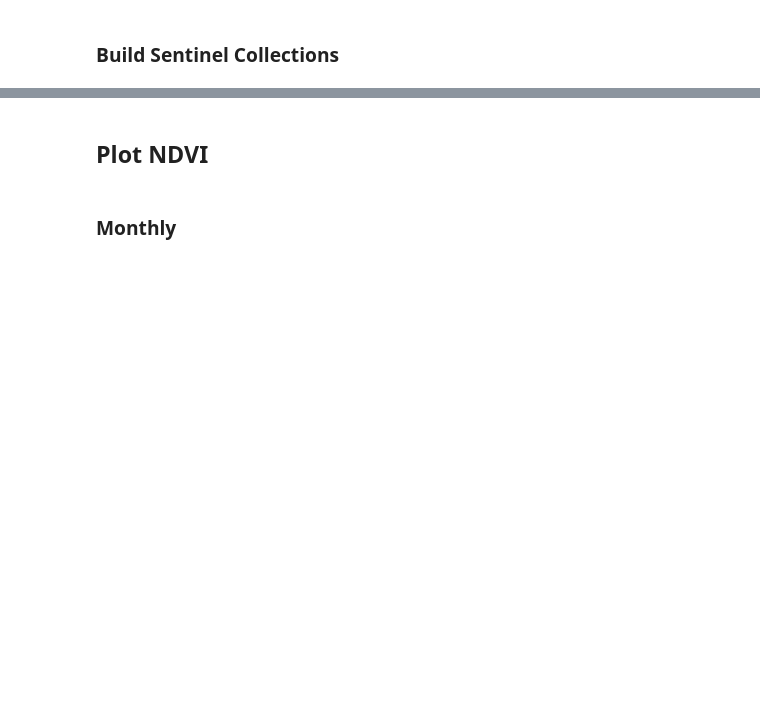
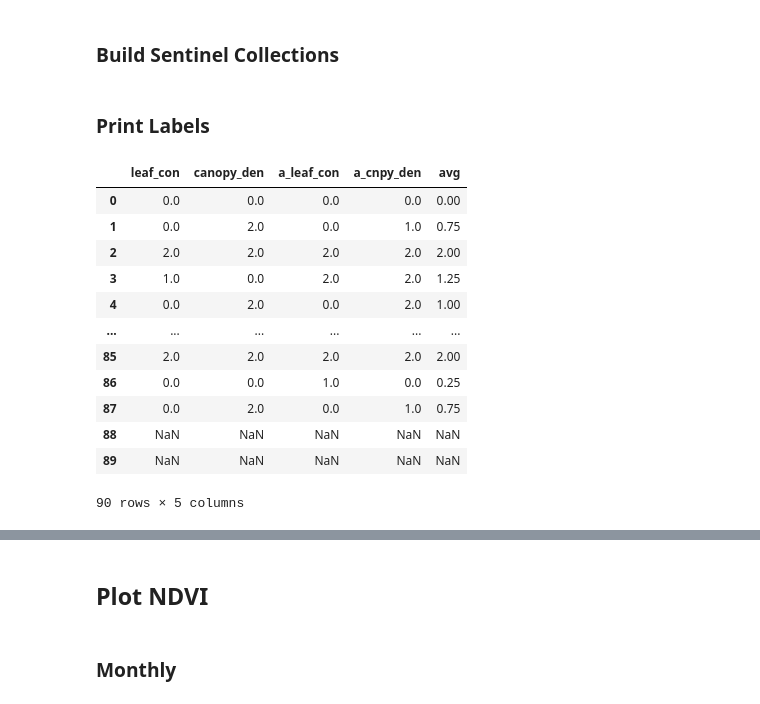
Before and after one commit to toschka123/CottonCondition, a Jupyter notebook: PyCotton.ipynb, the cells around one changed output, grey strips where cells are left out. Saved outputs shown, nothing was run; the diff lists cells and outputs as text; code cells hidden in the pictures; blank space fills up the shorter version.

Commit message:
loaded labels, first brief label analysis

```diff
--- a/PyCotton.ipynb
+++ b/PyCotton.ipynb
@@ -36,6 +38,7 @@ months = ee.List.sequence(4, 10)
 
 
 FIELDS_SHP_PATH = r"C:\Users\donle\Desktop\Cotton Condition\QGIS Project\Vector Layers\cotton_in_pakistan.shp"
+LABELS_SHP_PATH = r"C:\Users\donle\Desktop\SmallPAK\Data\Labels\Important_Labels.shp"
 
 SCALE = 10                 # meters
 CLOUD_PCT_THRESHOLD = 40   # max CLOUDY_PIXEL_PERCENTAGE for S2 scenes
@@ -47,7 +50,7 @@ field_id = 1
 # %% [markdown]
 ### Load Field Boundaries
 # %%
-fields = gpd.read_file(FIELDS_SHP_PATH)
+fields = gpd.read_file(LABELS_SHP_PATH)
 fields = fields.to_crs(epsg=4326)  # GEE expects WGS84
 fields = fields.reset_index(drop=True)
 fields["field_id"] = fields.index
@@ -105,3 +119,30 @@ def monthly_composite(collection, start_date, end_date):
         })
 
     return ee.ImageCollection(month_starts.map(_make))
+# %% [markdown]
+### Print Labels
+# %%
+score_cols = ["leaf_con", "canopy_den", "a_leaf_con", "a_cnpy_den"]
+
+labels = fields[score_cols].copy()
+labels[score_cols] = labels[score_cols].apply(pd.to_numeric, errors="coerce")
+
+labels["avg"] = labels[score_cols].sum(axis=1, min_count=1)/4
+
+
+# labels["avg"].value_counts().sort_index()
+labels
+# %% [output]
+|  | leaf_con | canopy_den | a_leaf_con | a_cnpy_den | avg |
+| 0 | 0.0 | 0.0 | 0.0 | 0.0 | 0.00 |
+| 1 | 0.0 | 2.0 | 0.0 | 1.0 | 0.75 |
+| 2 | 2.0 | 2.0 | 2.0 | 2.0 | 2.00 |
+| 3 | 1.0 | 0.0 | 2.0 | 2.0 | 1.25 |
+| 4 | 0.0 | 2.0 | 0.0 | 2.0 | 1.00 |
+| ... | ... | ... | ... | ... | ... |
+| 85 | 2.0 | 2.0 | 2.0 | 2.0 | 2.00 |
+| 86 | 0.0 | 0.0 | 1.0 | 0.0 | 0.25 |
+| 87 | 0.0 | 2.0 | 0.0 | 1.0 | 0.75 |
+| 88 | NaN | NaN | NaN | NaN | NaN |
+| 89 | NaN | NaN | NaN | NaN | NaN |
+90 rows × 5 columns
```
Also changed, not shown: parts of 5 cells of this notebook.
